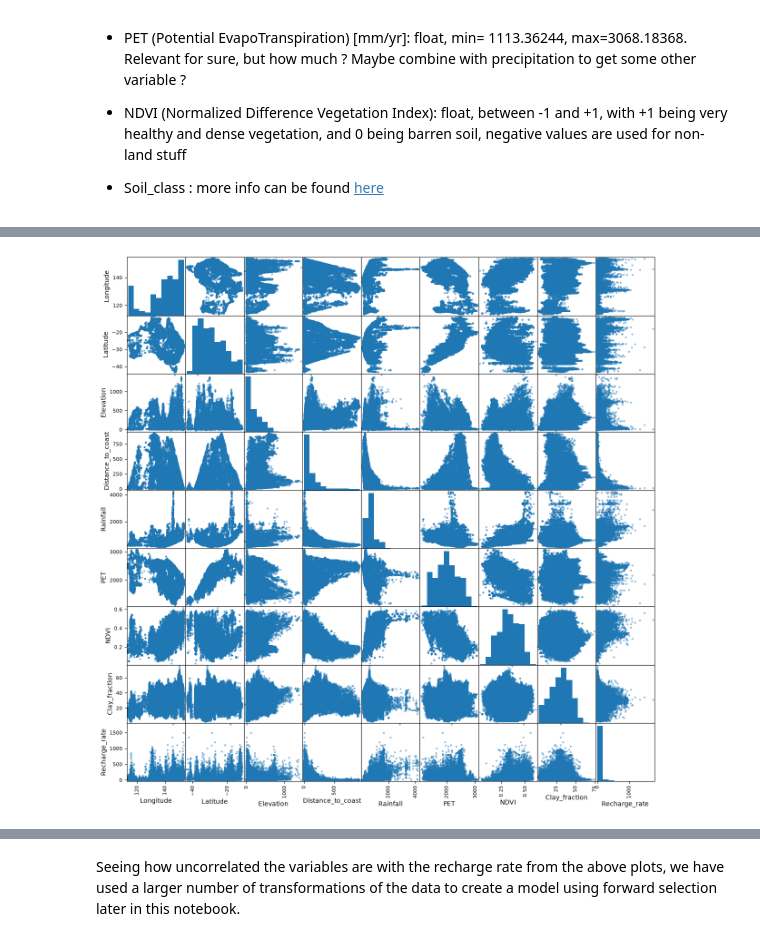
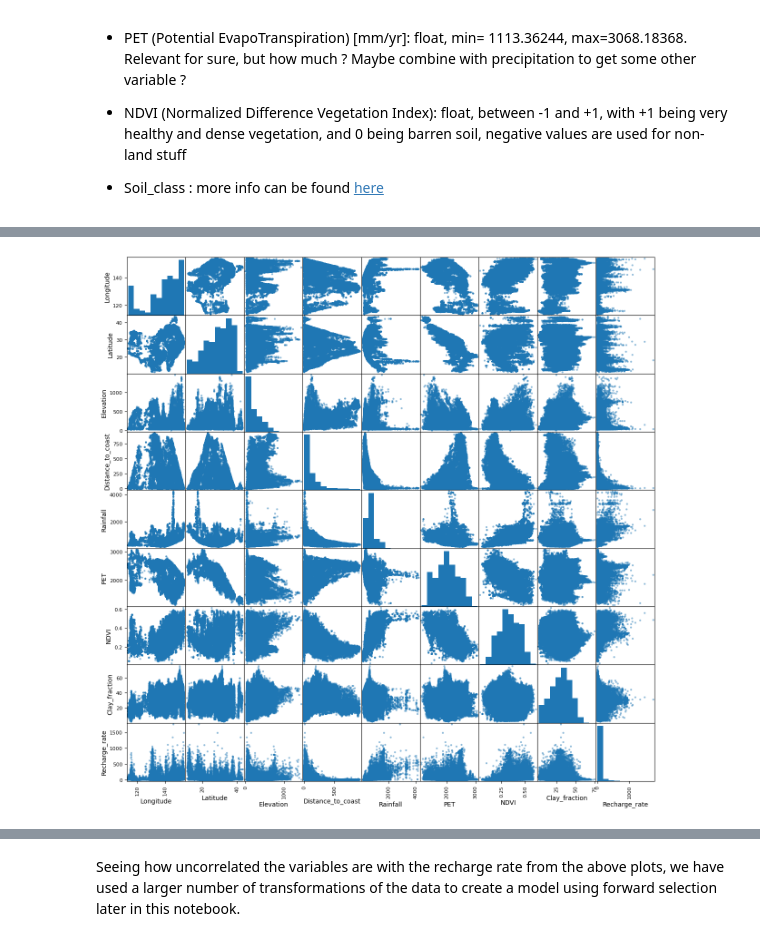
Before and after one commit to Matei-Stoica-Uni/Capstone-Case-Study---Australia, a Jupyter notebook: AUS_gw_recharge_capstonecasestudy.ipynb, the cells around one changed output, grey strips where cells are left out. Saved outputs shown, nothing was run; the diff lists cells and outputs as text; code cells hidden in the pictures.

```diff
--- a/AUS_gw_recharge_capstonecasestudy.ipynb
+++ b/AUS_gw_recharge_capstonecasestudy.ipynb
@@ -157,7 +202,7 @@ plt.show()
 # %%
-pd.plotting.scatter_matrix(boredata_nostr, figsize=(15,15));
+pd.plotting.scatter_matrix(boredata_numeric, figsize=(15,15));
 # %% [output]
-[figure, old version]
+[figure, new version]
 # %%
 def graph_transformations(op_code, operand):
     if op_code == 0: ## returns operand with no change
```
Also changed, not shown: parts of 17 cells of this notebook.
